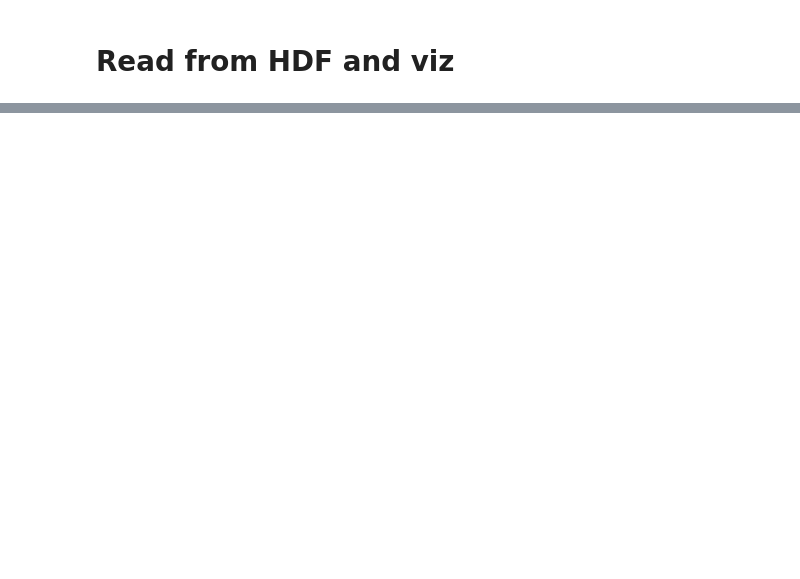
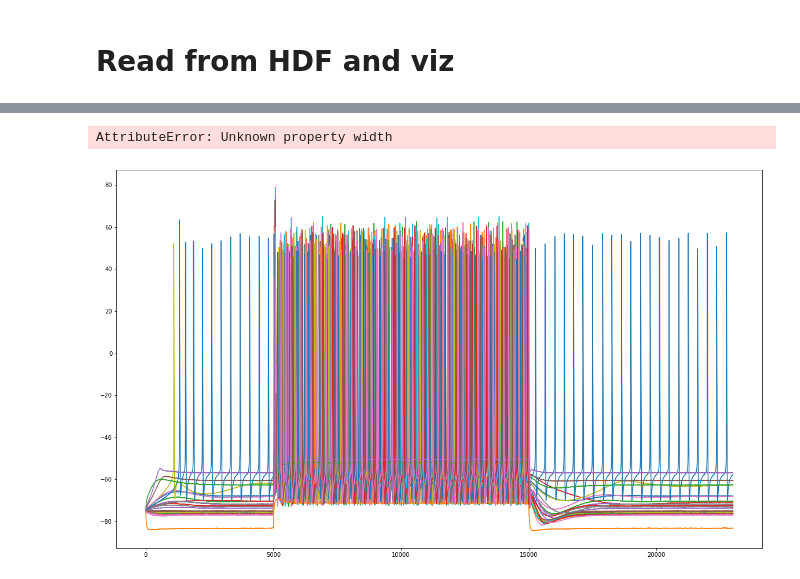
Before and after one commit to alTeska/DAP_analysis, a Jupyter notebook: param_analysis/notebooks/read_ready_hdf_0805.ipynb, the cells around one changed output, grey strips where cells are left out. Cells and saved outputs as stored; diff of their text form; code cells hidden in the pictures; blank space fills up the shorter version.

```diff
--- a/param_analysis/notebooks/read_ready_hdf_0805.ipynb
+++ b/param_analysis/notebooks/read_ready_hdf_0805.ipynb
@@ -27,0 +78,11 @@ df_steps.head()
+# %%
+plt.figure(figsize=(20, 12))
+
+for i, tr in df_traces.iterrows():
+    plt.plot(tr.step_traces, label=i);
+
+plt.plot(vr, width=2)
+plt.legend();
+# %% [output]
+AttributeError: Unknown property width
+[figure, added]
```
Also changed, not shown: parts of 19 cells of this notebook, 2 other files.
